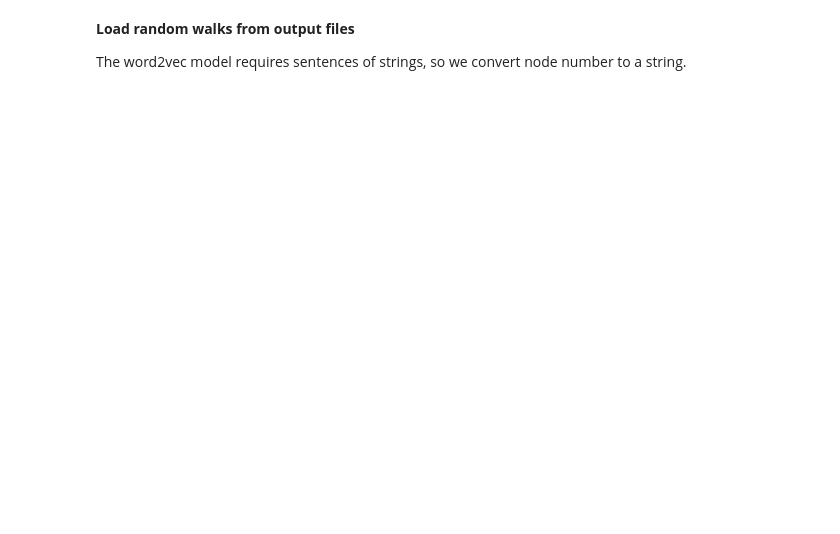
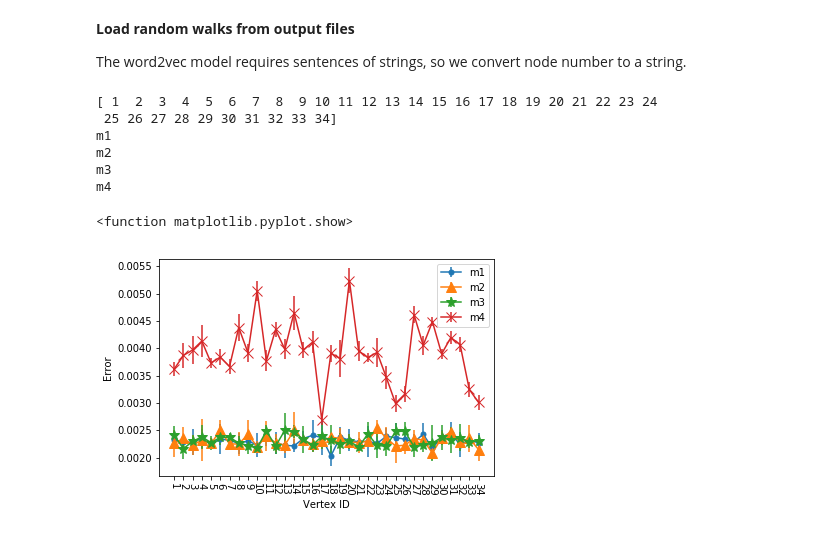
Before and after one commit to shps/incremental-representation-learning, a Jupyter notebook: materials/random_walk_fixed_walk_length.ipynb, the cells around one changed output. Cells and saved outputs as stored; diff of their text form; code cells hidden in the pictures; blank space fills up the shorter version.

```diff
--- a/materials/random_walk_fixed_walk_length.ipynb
+++ b/materials/random_walk_fixed_walk_length.ipynb
@@ -32,9 +32,9 @@ def read_walks(m, v, wl, nw):
 methods = ["m1", "m2", "m3", "m4"]
 nmethods = len(methods)
 num_runs = 5
-wl = 3
+wl = 5
 nw = 100
-rw_location = Path("/Users/Ganymedian/Desktop/dynamic-rw/output/karate-test")
+rw_location = Path("/Users/Ganymedian/Desktop/dynamic-rw/output/karate-2nd")
 formats=['.-', '^-', '*-','x-']
 n_nodes = G.number_of_nodes()
 vertices = np.arange(1,n_nodes+1)
@@ -45,31 +45,40 @@ for mm in range(nmethods):
     all_errors = []
     for vv in vertices:
         v = "v"+str(vv)
-        runs = read_walks(methods[mm], v, wl, nw)
+        runs = read_walks(methods[mm], v, wl-2, nw)
         errors = []
         for rr in range(num_runs):
             M_empirical = np.zeros((n_nodes, n_nodes))
             for walk in runs[rr]:
                 for kk in range(wl - 1):
                     M_empirical[walk[kk] - 1, walk[kk + 1] - 1] += 1
 
             n_samples = M_empirical.sum()
             M_empirical = M_empirical.T / np.maximum(M_empirical.sum(axis=1), 1)
 
             errors.append(np.abs(M_theory - M_empirical).mean())
 
         all_errors.append(errors)
 
     means = np.mean(all_errors,axis=1)
     stdv = np.std(all_errors, axis=1)
     plt.errorbar(vertices, means, yerr=stdv, fmt=formats[mm], label=methods[mm], ms=10)
     plt.xticks(vertices, rotation=-90)
     plt.legend()
 
 fig_size = plt.rcParams["figure.figsize"]
 fig_size[0] = 6
 fig_size[1] = 4
 plt.rcParams["figure.figsize"] = fig_size
 plt.xlabel("Vertex ID")
 plt.ylabel("Error")
 plt.show
+# %% [output]
+[ 1  2  3  4  5  6  7  8  9 10 11 12 13 14 15 16 17 18 19 20 21 22 23 24
+ 25 26 27 28 29 30 31 32 33 34]
+m1
+m2
+m3
+m4
+<function matplotlib.pyplot.show>
+[figure, added]
```
Also changed, not shown: 5 other files.
